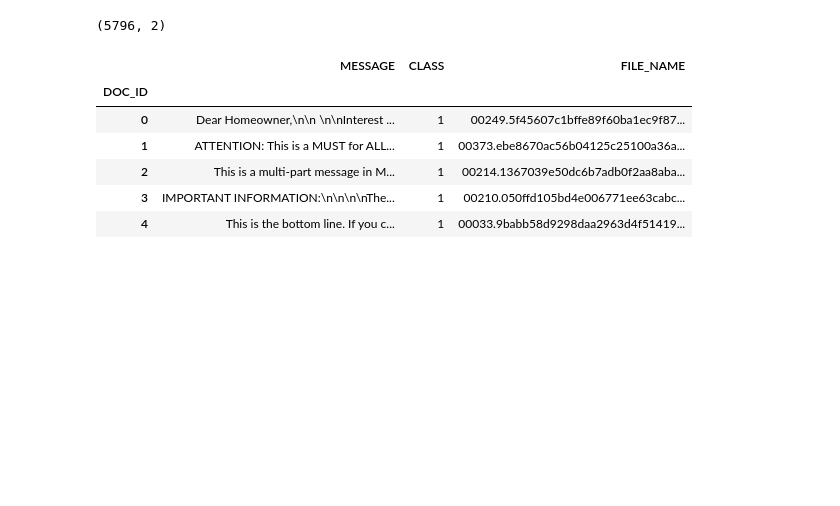
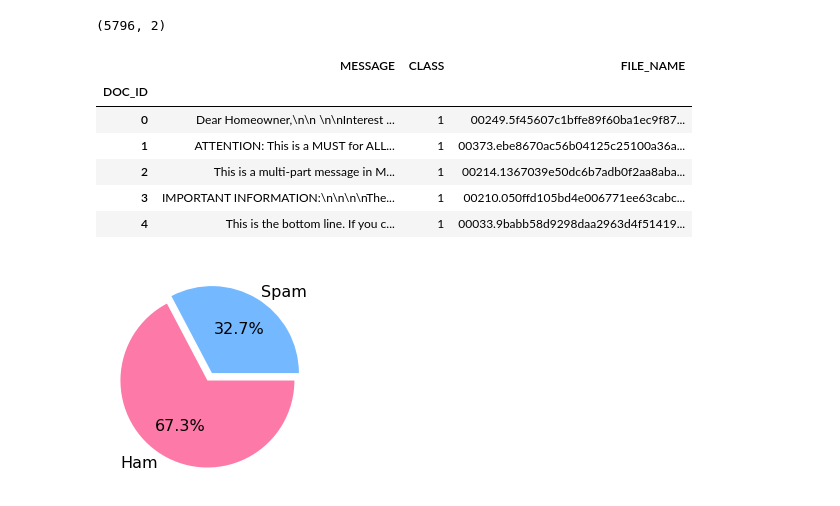
Before and after one commit to shobha-bhagwat/Machine-Learning, a Jupyter notebook: Spam Filter/Spam Classifier.ipynb, the cells around one changed output. Saved outputs shown, nothing was run; the diff lists cells and outputs as text; code cells hidden in the pictures; blank space fills up the shorter version.

```diff
--- a/Spam Filter/Spam Classifier.ipynb
+++ b/Spam Filter/Spam Classifier.ipynb
@@ -144,3 +165,15 @@ df.head()
 | 2 | This is a multi-part message in M... | 1 | 00214.1367039e50dc6b7adb0f2aa8aba... |
 | 3 | IMPORTANT INFORMATION:\n\n\n\nThe... | 1 | 00210.050ffd105bd4e006771ee63cabc... |
 | 4 | This is the bottom line. If you c... | 1 | 00033.9babb58d9298daa2963d4f51419... |
+# %%
+amount_of_spam = df.CLASS.value_counts()[1]
+amount_of_ham = df.CLASS.value_counts()[0]
+# %%
+category_names = ['Spam', 'Ham']
+sizes = [amount_of_spam, amount_of_ham]
+custom_colors = ['#74b9ff', '#fd79a8']
+
+plt.pie(sizes, labels = category_names, textprops={'fontsize': 16}, autopct='%1.1f%%', colors=custom_colors, explode=[0,0.1])
+plt.show()
+# %% [output]
+[figure, added]
```
Also changed, not shown: parts of 21 cells of this notebook.
